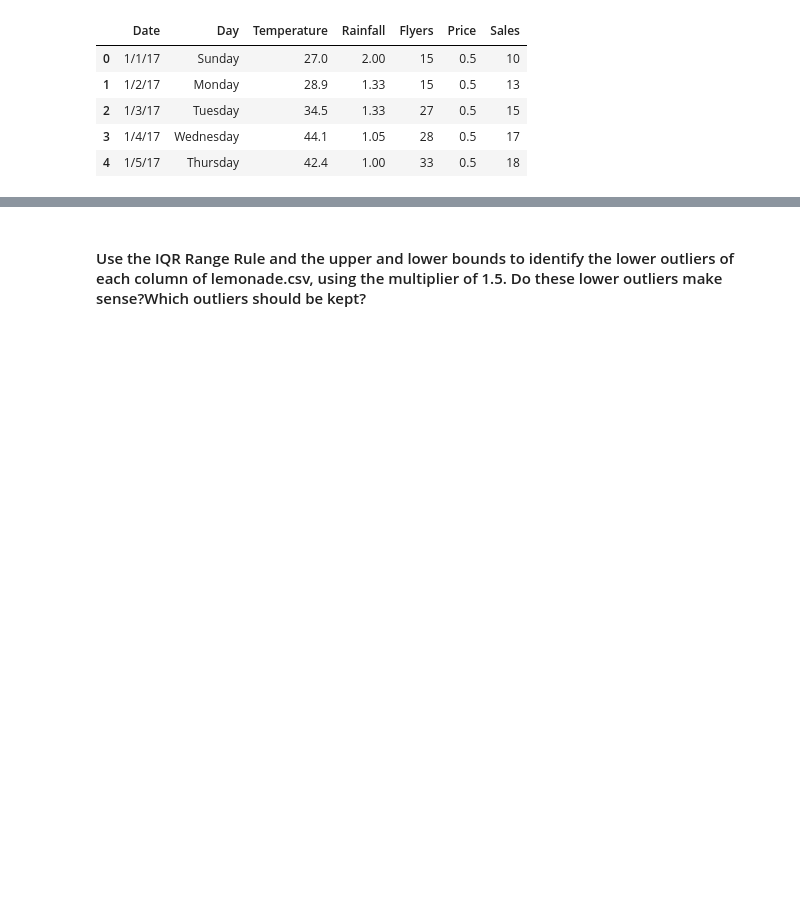
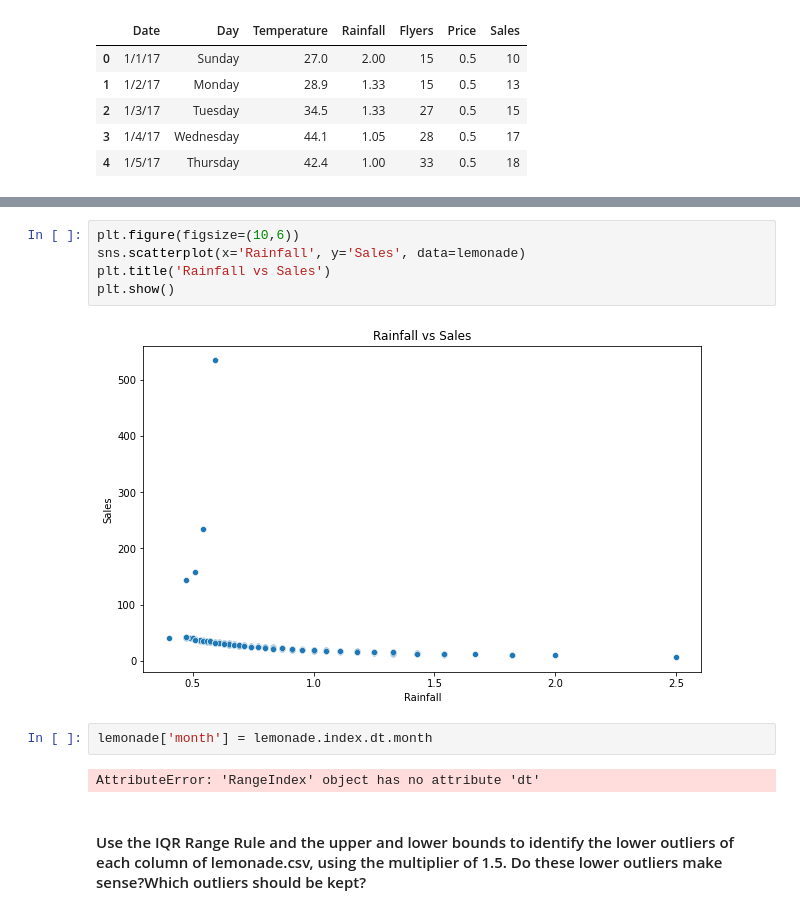
Before and after one commit to jeffakins/anomaly-detection-exercises, a Jupyter notebook: continuous_probabilistic_methods.ipynb, the cells around one changed output, grey strips where cells are left out. Cells and saved outputs as stored; diff of their text form; blank space fills up the shorter version.

```diff
--- a/continuous_probabilistic_methods.ipynb
+++ b/continuous_probabilistic_methods.ipynb
@@ -21,3 +55,14 @@ lemonade.head()
+# %%
+plt.figure(figsize=(10,6))
+sns.scatterplot(x='Rainfall', y='Sales', data=lemonade)
+plt.title('Rainfall vs Sales')
+plt.show()
+# %% [output]
+[figure, added]
+# %%
+lemonade['month'] = lemonade.index.dt.month
+# %% [output]
+AttributeError: 'RangeIndex' object has no attribute 'dt'
 # %% [markdown]
 #### Use the IQR Range Rule and the upper and lower bounds to identify the lower outliers of each column of lemonade.csv, using the multiplier of 1.5. Do these lower outliers make sense?Which outliers should be kept?
 # %%
```
Also changed, not shown: parts of 6 cells of this notebook, 2 other files.
